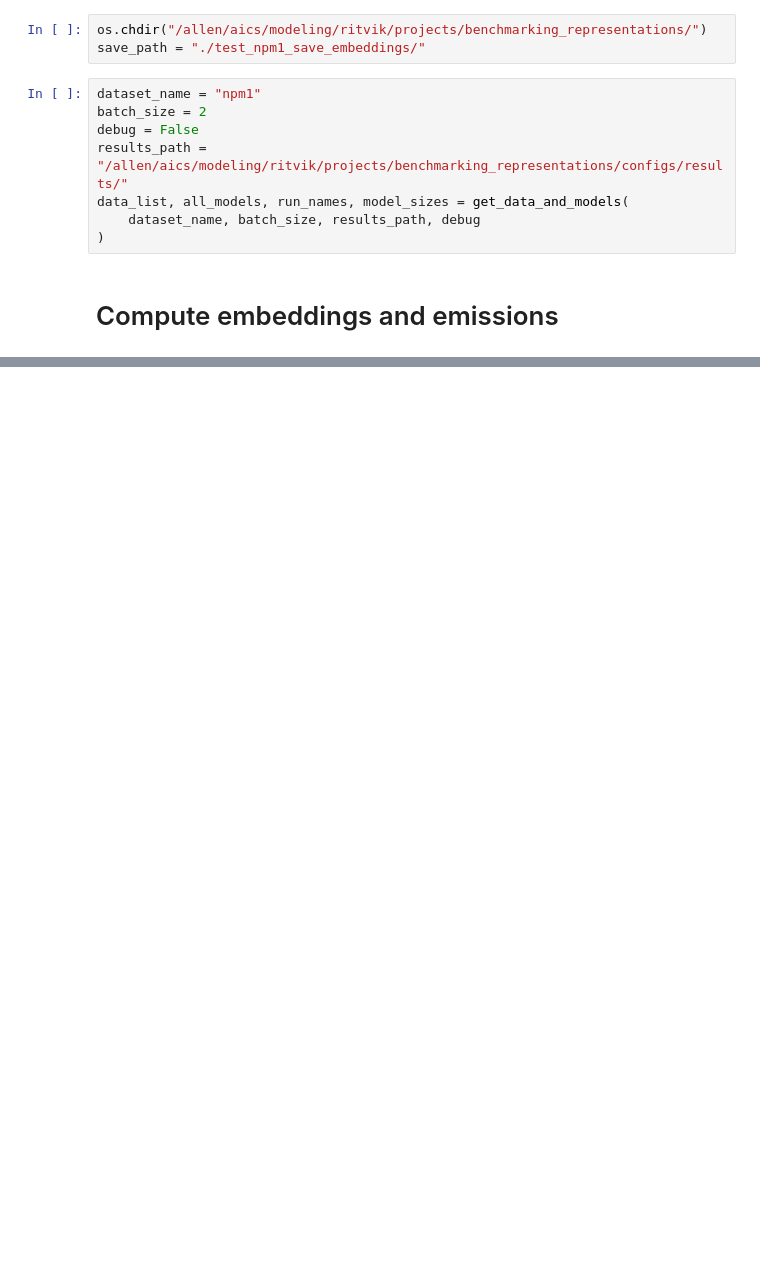
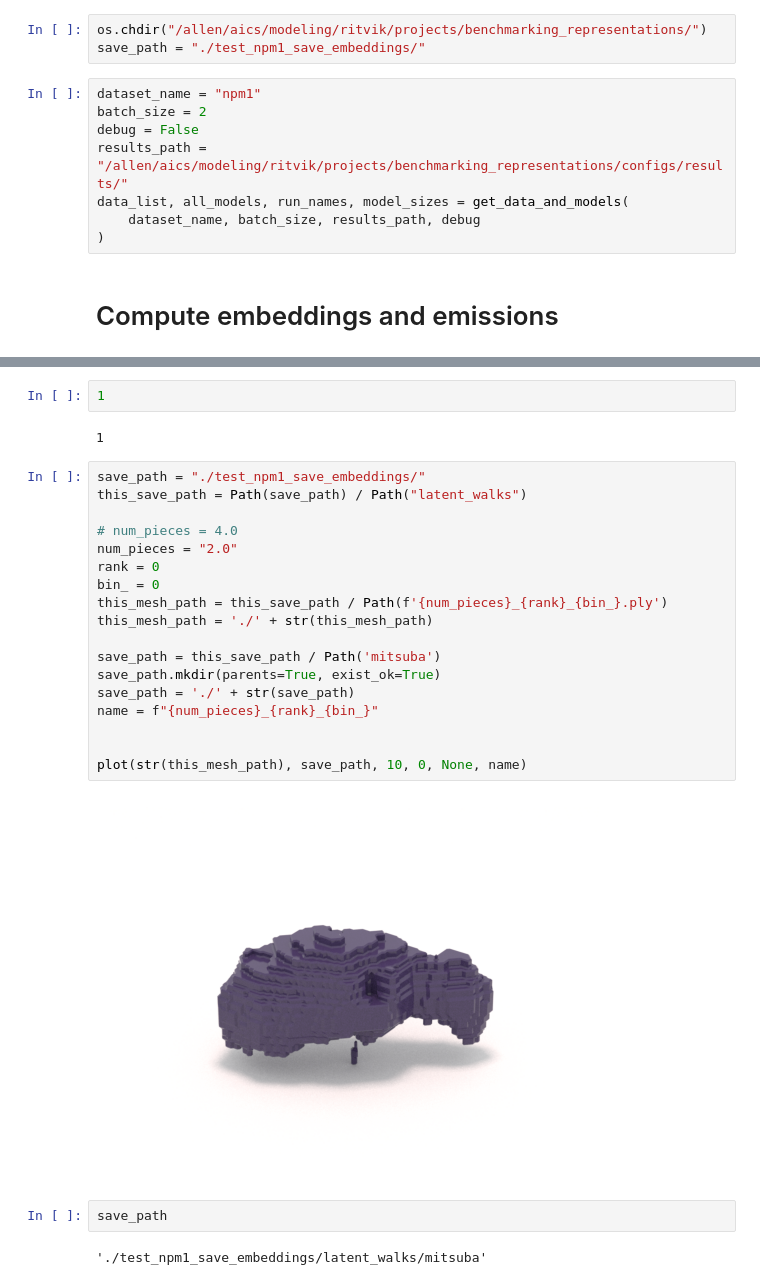
Before and after one commit to AllenCell/benchmarking_representations, a Jupyter notebook: br/notebooks/fig5_npm1_analysis.ipynb, the cells around one changed output, grey strips where cells are left out. Drawn from its saved outputs; the diff is of its cells as text; blank space fills up the shorter version.

```diff
--- a/br/notebooks/fig5_npm1_analysis.ipynb
+++ b/br/notebooks/fig5_npm1_analysis.ipynb
@@ -125,0 +278,28 @@ this
+# %%
+1
+# %% [output]
+1
+# %%
+save_path = "./test_npm1_save_embeddings/"
+this_save_path = Path(save_path) / Path("latent_walks")
+
+# num_pieces = 4.0
+num_pieces = "2.0"
+rank = 0
+bin_ = 0
+this_mesh_path = this_save_path / Path(f'{num_pieces}_{rank}_{bin_}.ply')
+this_mesh_path = './' + str(this_mesh_path)
+
+save_path = this_save_path / Path('mitsuba')
+save_path.mkdir(parents=True, exist_ok=True)
+save_path = './' + str(save_path)
+name = f"{num_pieces}_{rank}_{bin_}"
+
+
+plot(str(this_mesh_path), save_path, 10, 0, None, name)
+# %% [output]
+[figure, added]
+# %%
+save_path
+# %% [output]
+'./test_npm1_save_embeddings/latent_walks/mitsuba'
```
Also changed, not shown: parts of 24 cells of this notebook, 6 other files.
